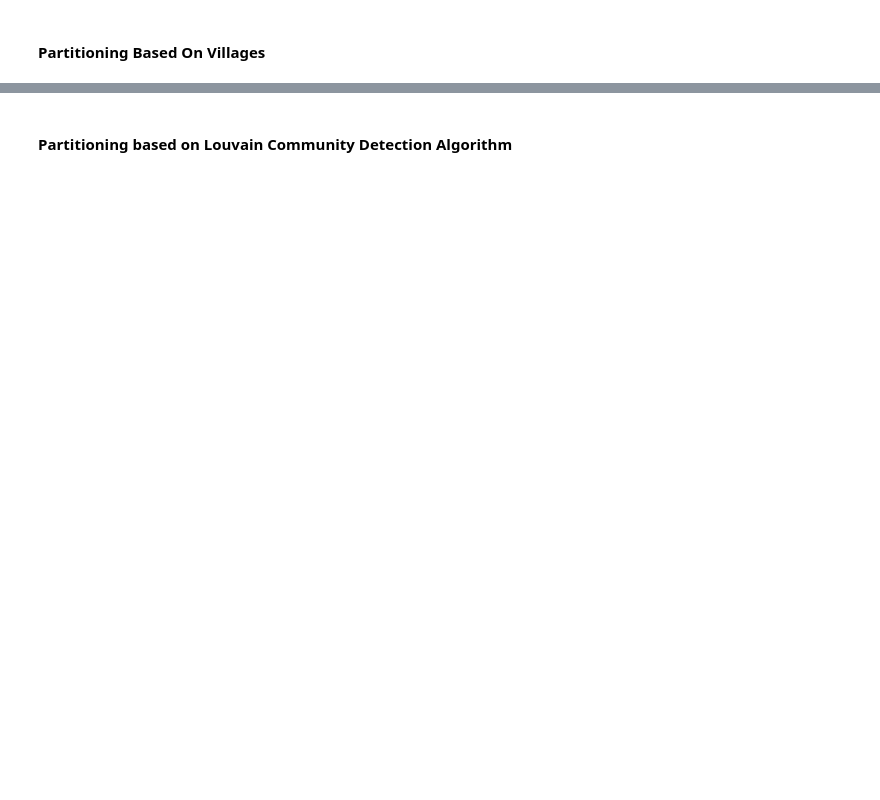
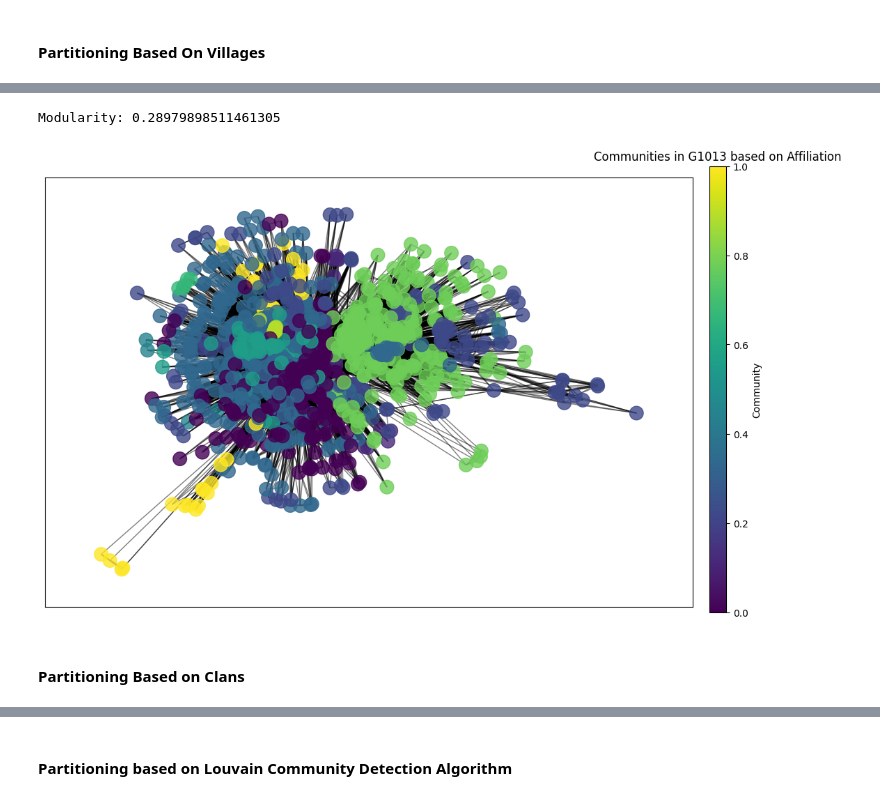
Before and after one commit to atacanpolat/socialGraphsProject, a Jupyter notebook: network_analysis/community_detection.ipynb, the cells around one changed output, grey strips where cells are left out. Cells and saved outputs as stored; diff of their text form; code cells hidden in the pictures; blank space fills up the shorter version.

```diff
--- a/network_analysis/community_detection.ipynb
+++ b/network_analysis/community_detection.ipynb
@@ -212,0 +179,36 @@ Modularity: 0.2930738579816501
+# %%
+
+target_villages = ["Konohagakure", "Sunagakure", "Kirigakure", "Kumogakure", "Iwagakure"]
+node_community_mapping = assign_community_labels(graph_G1013, target_villages)
+
+partition = community_louvain.best_partition(graph_G1013, partition=node_community_mapping)
+
+# Add the Louvain community information to the node attributes
+nx.set_node_attributes(graph_G1013, partition, 'community')
+
+# Compute modularity
+modularity = community_louvain.modularity(partition, graph_G1013)
+print(f"Modularity: {modularity}")
+
+# Visualize the communities on the network
+pos = nx.spring_layout(graph_G1013, seed=42)  # You can use a different layout if needed
+
+plt.figure(figsize=(12, 8))
+
+# Draw network nodes and edges
+nx.draw_networkx_nodes(graph_G1013, pos, node_size=200, node_color=list(partition.values()), cmap=plt.cm.get_cmap('viridis'), alpha=0.8)
+nx.draw_networkx_edges(graph_G1013, pos, alpha=0.5)
+
+# Add colorbar in a separate subplot
+cax = plt.axes([0.92, 0.1, 0.02, 0.8])  # [x, y, width, height]
+sm = ScalarMappable(cmap=plt.cm.get_cmap('viridis'))
+sm.set_array([])
+plt.colorbar(sm, label='Community', cax=cax)
+
+plt.title("Communities in G1013 based on Affiliation")
+plt.show()
+# %% [output]
+Modularity: 0.28979898511461305
+[figure, added]
+# %% [markdown]
+#### Partitioning Based on Clans
```
Also changed, not shown: parts of 18 cells of this notebook, 2 other files.
